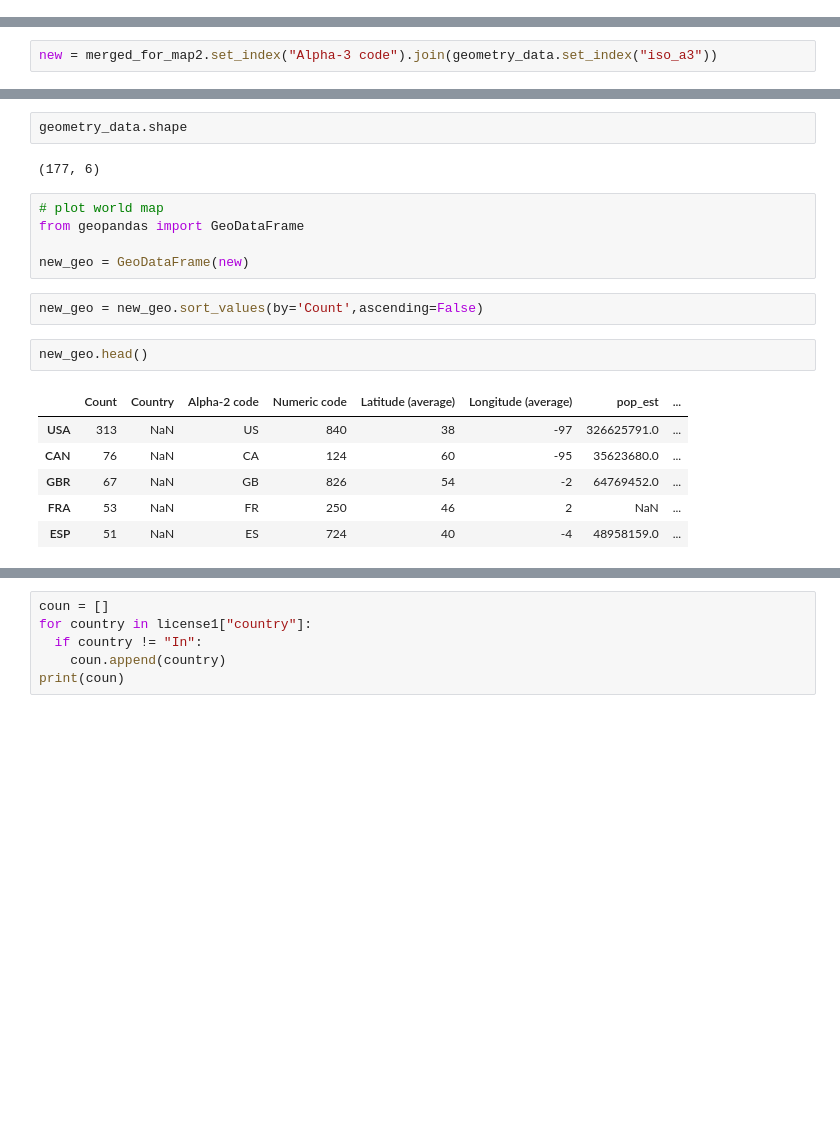
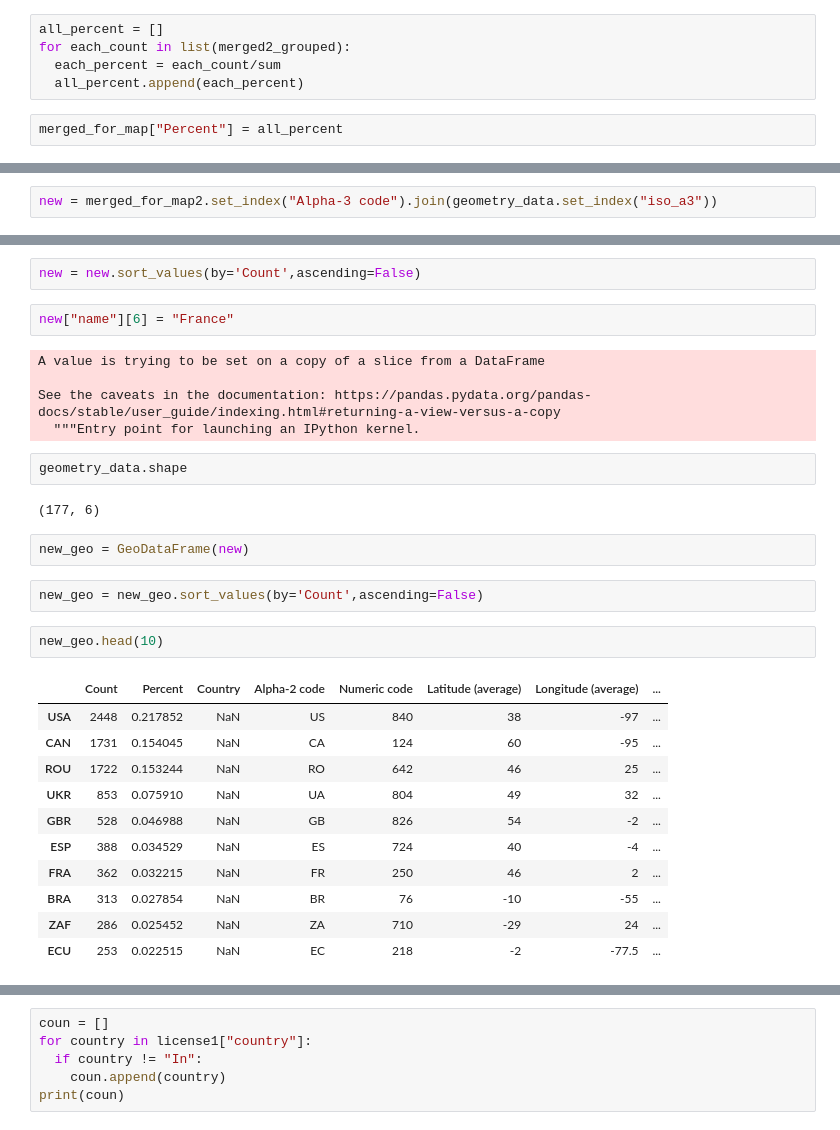
Before and after one commit to creativecommons/quantifying, a Jupyter notebook: analyze/Geomap_and_Model_building.ipynb, the cells around one changed output, grey strips where cells are left out. Saved outputs shown, nothing was run; the diff lists cells and outputs as text; blank space fills up the shorter version.

```diff
--- a/analyze/Geomap_and_Model_building.ipynb
+++ b/analyze/Geomap_and_Model_building.ipynb
@@ -190 +276,8 @@ merged_for_map["Count"] = list(merged2_grouped)
+# %%
+all_percent = []
+for each_count in list(merged2_grouped):
+  each_percent = each_count/sum
+  all_percent.append(each_percent)
+# %%
+merged_for_map["Percent"] = all_percent
 # %%
@@ -236,20 +350,31 @@ new.head()
+# %%
+new = new.sort_values(by='Count',ascending=False)
+# %%
+new["name"][6] = "France"
+# %% [output]
+A value is trying to be set on a copy of a slice from a DataFrame
+
+See the caveats in the documentation: https://pandas.pydata.org/pandas-docs/stable/user_guide/indexing.html#returning-a-view-versus-a-copy
+  """Entry point for launching an IPython kernel.
 # %%
 geometry_data.shape
 # %% [output]
 (177, 6)
-# %%
-# plot world map
-from geopandas import GeoDataFrame
-
-new_geo = GeoDataFrame(new)
+# %%
+new_geo = GeoDataFrame(new)
 # %%
 new_geo = new_geo.sort_values(by='Count',ascending=False)
 # %%
-new_geo.head()
+new_geo.head(10)
 # %% [output]
-|  | Count | Country | Alpha-2 code | Numeric code | Latitude (average) | Longitude (average) | pop_est | ... |
-| USA | 313 | NaN | US | 840 | 38 | -97 | 326625791.0 | ... |
-| CAN | 76 | NaN | CA | 124 | 60 | -95 | 35623680.0 | ... |
-| GBR | 67 | NaN | GB | 826 | 54 | -2 | 64769452.0 | ... |
-| FRA | 53 | NaN | FR | 250 | 46 | 2 | NaN | ... |
-| ESP | 51 | NaN | ES | 724 | 40 | -4 | 48958159.0 | ... |
+|  | Count | Percent | Country | Alpha-2 code | Numeric code | Latitude (average) | Longitude (average) | ... |
+| USA | 2448 | 0.217852 | NaN | US | 840 | 38 | -97 | ... |
+| CAN | 1731 | 0.154045 | NaN | CA | 124 | 60 | -95 | ... |
+| ROU | 1722 | 0.153244 | NaN | RO | 642 | 46 | 25 | ... |
+| UKR | 853 | 0.075910 | NaN | UA | 804 | 49 | 32 | ... |
+| GBR | 528 | 0.046988 | NaN | GB | 826 | 54 | -2 | ... |
+| ESP | 388 | 0.034529 | NaN | ES | 724 | 40 | -4 | ... |
+| FRA | 362 | 0.032215 | NaN | FR | 250 | 46 | 2 | ... |
+| BRA | 313 | 0.027854 | NaN | BR | 76 | -10 | -55 | ... |
+| ZAF | 286 | 0.025452 | NaN | ZA | 710 | -29 | 24 | ... |
+| ECU | 253 | 0.022515 | NaN | EC | 218 | -2 | -77.5 | ... |
```
Also changed, not shown: parts of 78 cells of this notebook, 4 other files.
